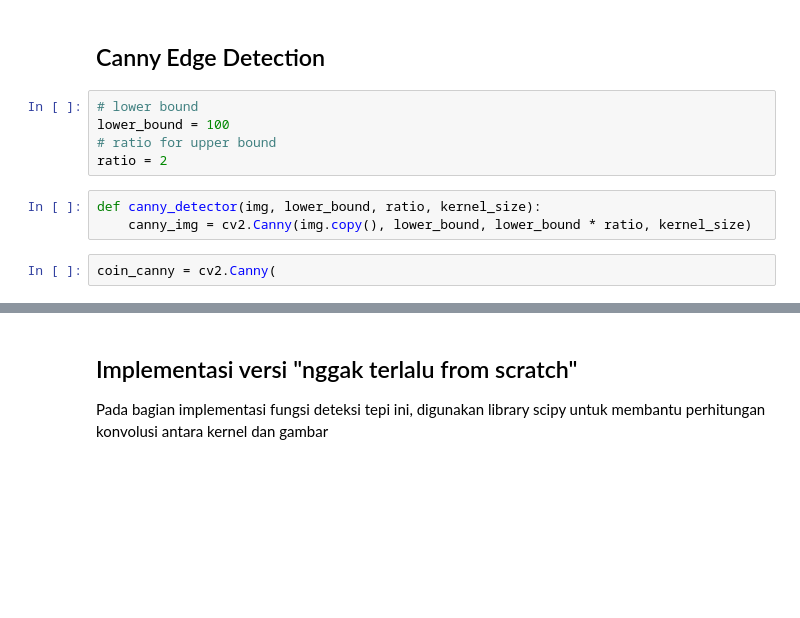
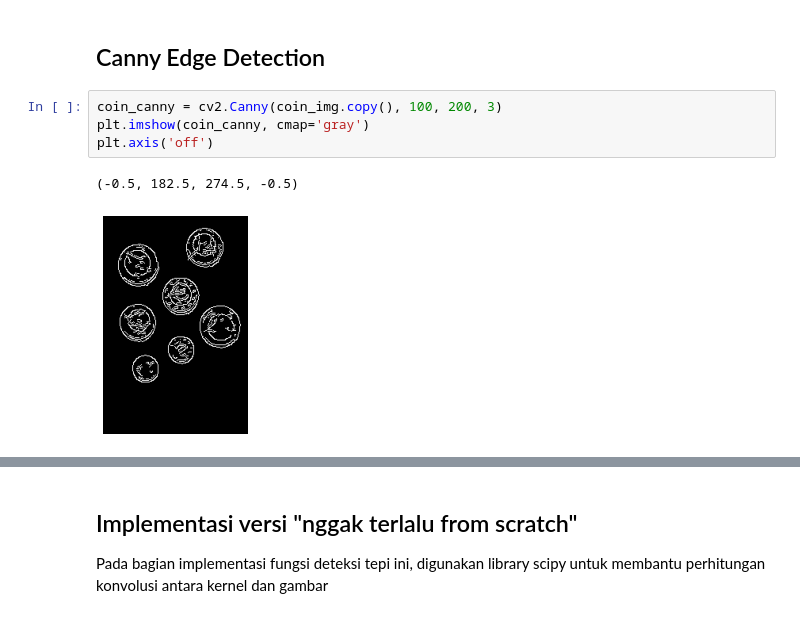
Before and after one commit to fjoeda/pengolahan-citra-dan-visi-komputer, a Jupyter notebook: egde-detection/Tugas Edge Detection.ipynb, the cells around one changed output, grey strips where cells are left out. Cells and saved outputs as stored; diff of their text form; blank space fills up the shorter version.

Commit message:
implement canny

```diff
--- a/egde-detection/Tugas Edge Detection.ipynb
+++ b/egde-detection/Tugas Edge Detection.ipynb
@@ -109,13 +112,10 @@ im3.axis('off')
 [figure]
 # %% [markdown]
 ## Canny Edge Detection
-# %%
-# lower bound
-lower_bound = 100
-# ratio for upper bound
-ratio = 2
-# %%
-def canny_detector(img, lower_bound, ratio, kernel_size):
-    canny_img = cv2.Canny(img.copy(), lower_bound, lower_bound * ratio, kernel_size)
-# %%
-coin_canny = cv2.Canny(
+# %%
+coin_canny = cv2.Canny(coin_img.copy(), 100, 200, 3)
+plt.imshow(coin_canny, cmap='gray')
+plt.axis('off')
+# %% [output]
+(-0.5, 182.5, 274.5, -0.5)
+[figure, added]
```
Also changed, not shown: parts of 10 cells of this notebook.
